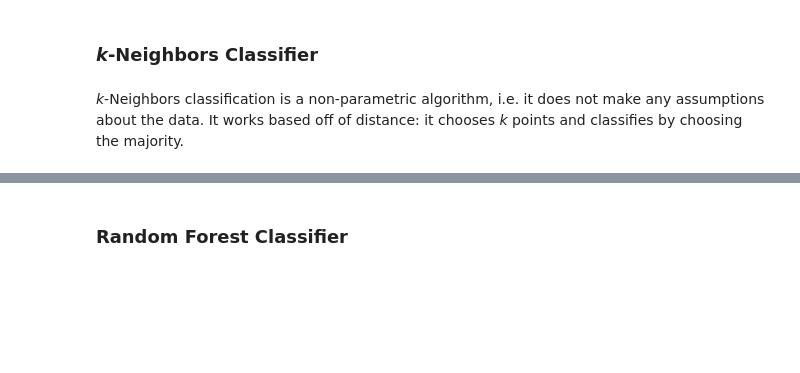
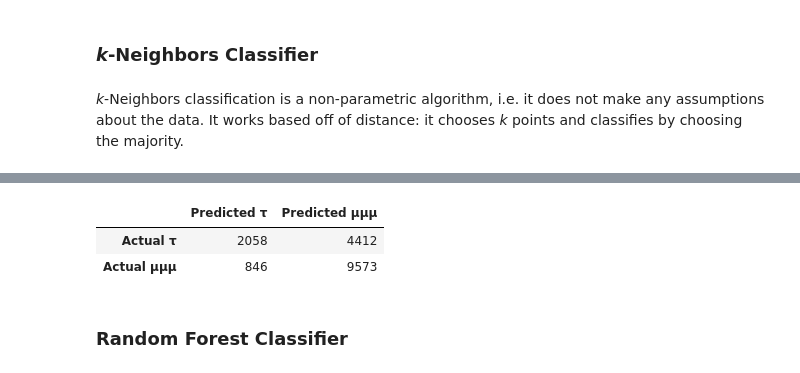
Before and after one commit to a-bergman/Flavors_Of_Physics, a Jupyter notebook: Code/Modeling & Evaluation.ipynb, the cells around one changed output, grey strips where cells are left out. Saved outputs shown, nothing was run; the diff lists cells and outputs as text; code cells hidden in the pictures; blank space fills up the shorter version.

```diff
--- a/Code/Modeling & Evaluation.ipynb
+++ b/Code/Modeling & Evaluation.ipynb
@@ -204,3 +283,14 @@ confusion_matrix_dataframe(y_test,
+# %%
+# Creating a confusion matrix from the test predictions
+
+confusion_matrix_dataframe(y_test,
+                           knn2_preds,
+                           columns = ["Predicted τ", "Predicted μμμ"],
+                           index   = ["Actual τ", "Actual μμμ"])
+# %% [output]
+|  | Predicted τ | Predicted μμμ |
+| Actual τ | 2058 | 4412 |
+| Actual μμμ | 846 | 9573 |
 # %% [markdown]
 ### Random Forest Classifier
 # %% [markdown]
```
Also changed, not shown: parts of 26 cells of this notebook.
